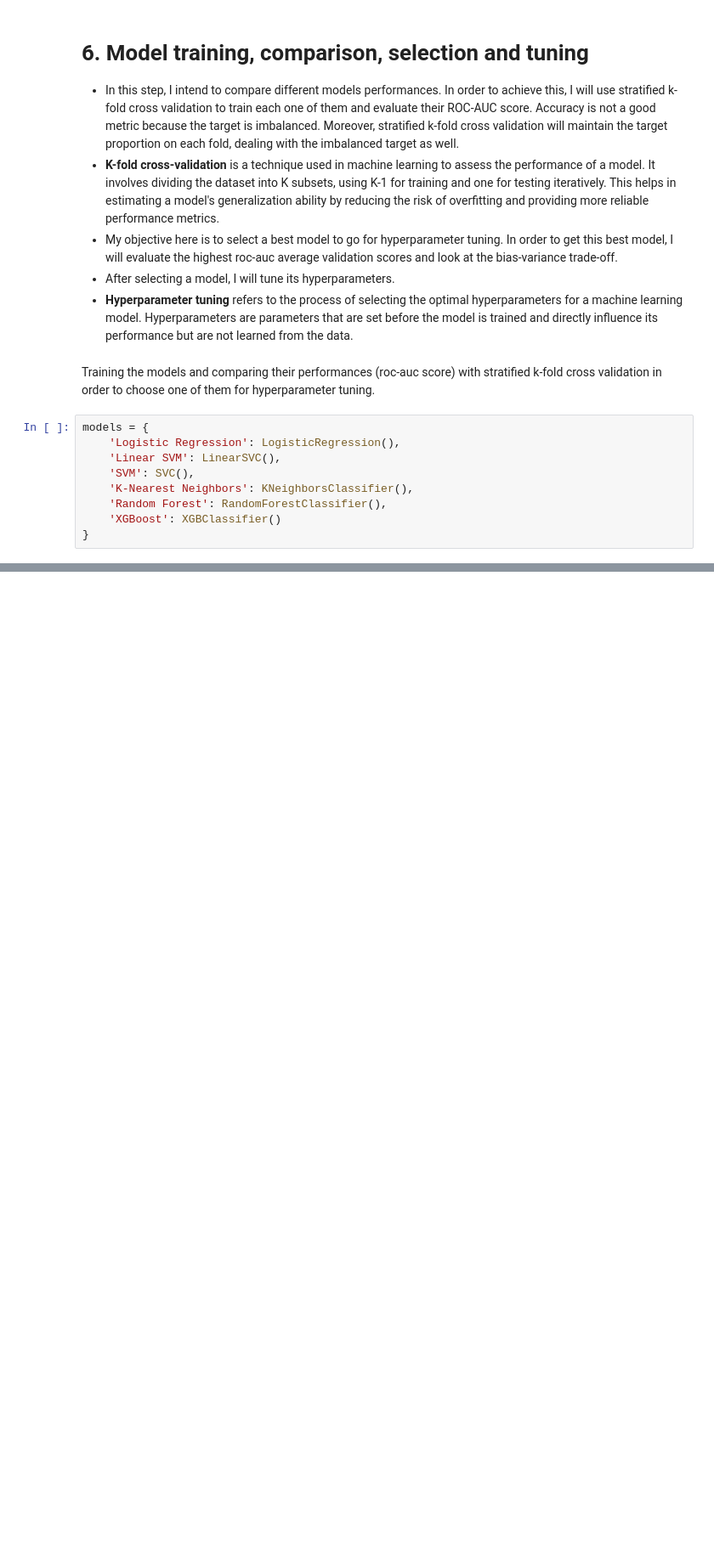
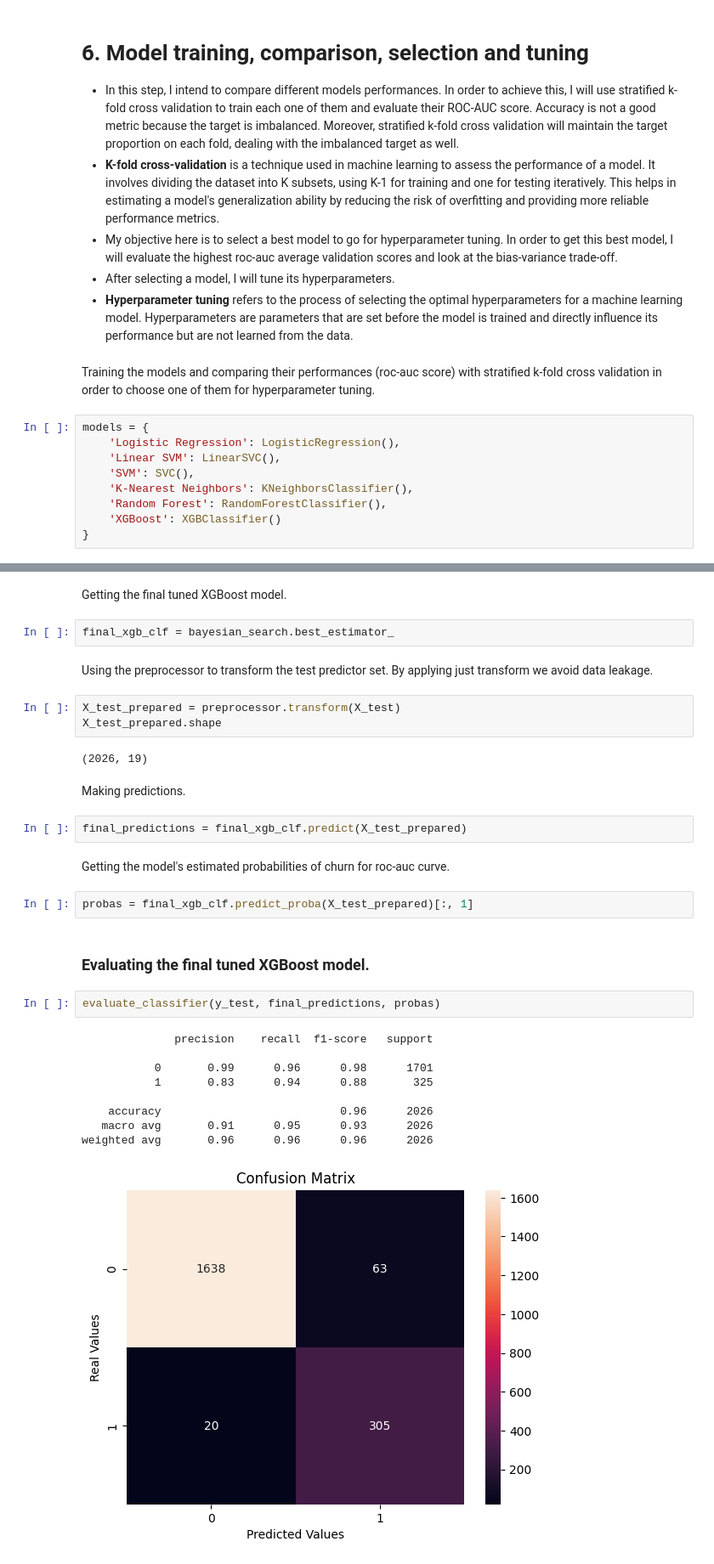
Before and after one commit to allmeidaapedro/Churn-Prediction-Credit-Card, a Jupyter notebook: notebooks/2. Modelling.ipynb, the cells around one changed output, grey strips where cells are left out. Shown at 85% size. Drawn from its saved outputs; the diff is of its cells as text; blank space fills up the shorter version.

```diff
--- a/notebooks/2. Modelling.ipynb
+++ b/notebooks/2. Modelling.ipynb
@@ -262,0 +389,33 @@ models = {
+# %% [markdown]
+Getting the final tuned XGBoost model.
+# %%
+final_xgb_clf = bayesian_search.best_estimator_
+# %% [markdown]
+Using the preprocessor to transform the test predictor set. By applying just transform we avoid data leakage.
+# %%
+X_test_prepared = preprocessor.transform(X_test)
+X_test_prepared.shape
+# %% [output]
+(2026, 19)
+# %% [markdown]
+Making predictions.
+# %%
+final_predictions = final_xgb_clf.predict(X_test_prepared)
+# %% [markdown]
+Getting the model's estimated probabilities of churn for roc-auc curve.
+# %%
+probas = final_xgb_clf.predict_proba(X_test_prepared)[:, 1]
+# %% [markdown]
+### Evaluating the final tuned XGBoost model.
+# %%
+evaluate_classifier(y_test, final_predictions, probas)
+# %% [output]
+              precision    recall  f1-score   support
+
+           0       0.99      0.96      0.98      1701
+           1       0.83      0.94      0.88       325
+
+    accuracy                           0.96      2026
+   macro avg       0.91      0.95      0.93      2026
+weighted avg       0.96      0.96      0.96      2026
+[figure, added]
```
Also changed, not shown: parts of 13 cells of this notebook, 1 other file.
